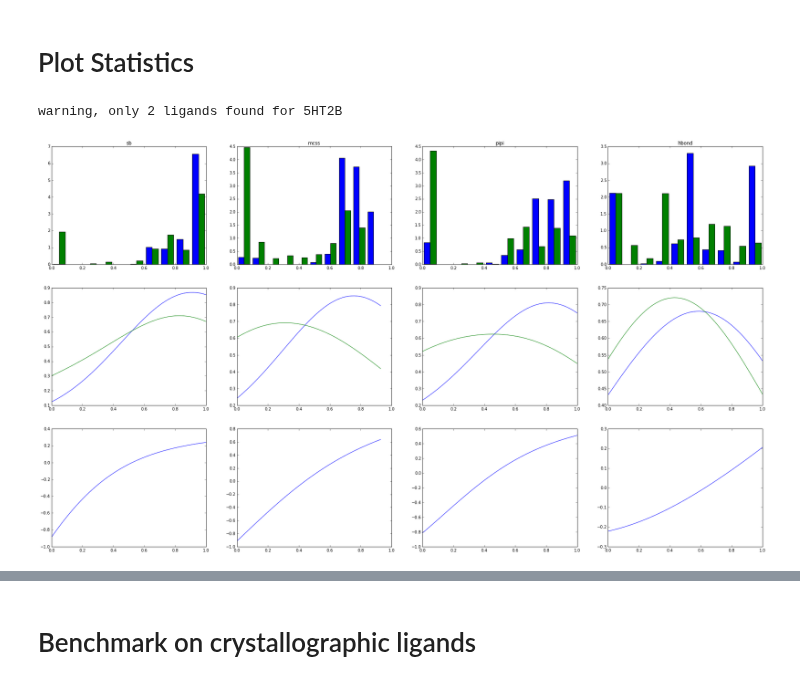
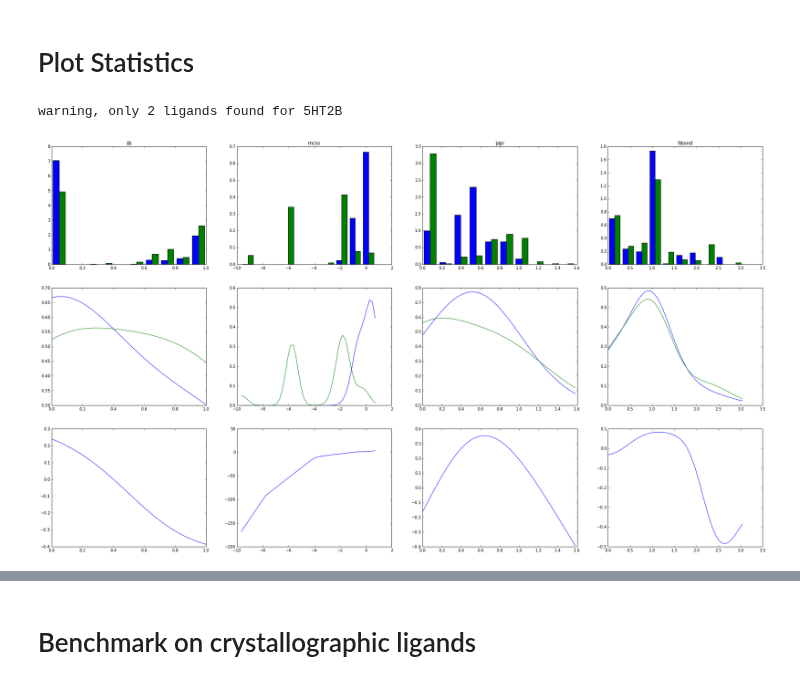
Before and after one commit to orangese/combind_multistruct_benchmarking, a Jupyter notebook: notebooks/benchmark_crystallographic_ligands.ipynb, the cells around one changed output, grey strips where cells are left out. Drawn from its saved outputs; the diff is of its cells as text; code cells hidden in the pictures.

```diff
--- a/notebooks/benchmark_crystallographic_ligands.ipynb
+++ b/notebooks/benchmark_crystallographic_ligands.ipynb
@@ -41,31 +41,31 @@ stats_data.load({p:prot.lm.pdb for p,prot in stats_data.proteins.items()})
 # %%
 def plot_statistics(evidence, points = 50):
 
     fig, ax = plt.subplots(3, len(evidence.features),
                            figsize=(len(evidence.features)*8, 18))
 
     for i, feature in enumerate(features):
         data = evidence.raw_data[feature][-1]
         if not len(data): continue
         low, high = min(data), max(data)
         X = np.linspace(low, high, points)
         native = map(lambda x: evidence.evaluate(feature, x, 1), X)
         decoy  = map(lambda x: evidence.evaluate(feature, x, 0), X)
         log_ratio = np.log(native) - np.log(decoy)
 
         ax[0, i].set_title(feature)
         ax[0, i].hist([evidence.raw_data[feature][1],
                        evidence.raw_data[feature][0]], normed = True)
 
         ax[1, i].plot(X, native)
         ax[1, i].plot(X, decoy)
 
         ax[2, i].plot(X, log_ratio)
 
 statistics = Statistics(stats_data, stats_prots,
                         num_stats_ligs, num_stats_poses,
-                        features, smooth)
+                        features, smooth, False)
 plot_statistics(statistics.evidence)
 # %% [output]
 warning, only 2 ligands found for 5HT2B
-[figure, old version]
+[figure, new version]
```
Also changed, not shown: parts of 10 cells of this notebook, 3 other files.
